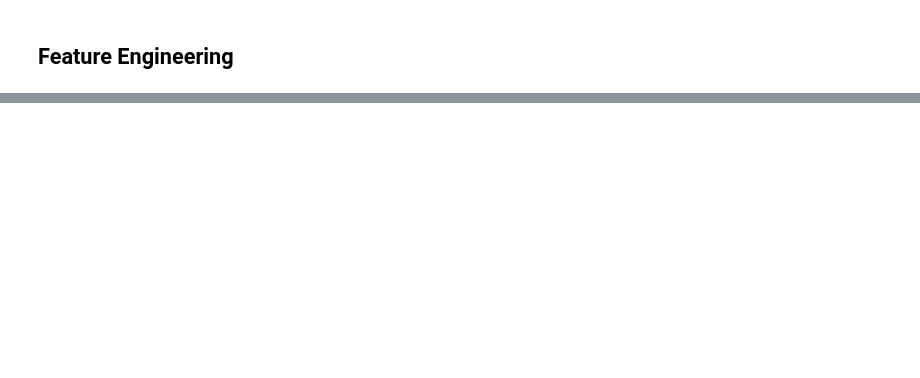
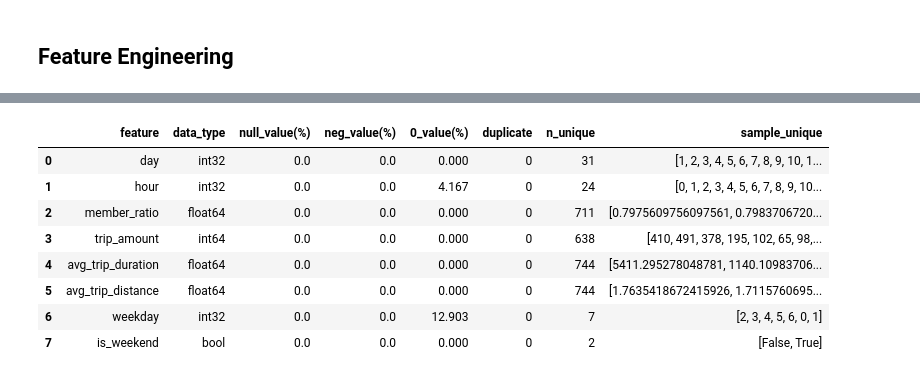
Before and after one commit to bicdev/tcc, a Jupyter notebook: notebooks/bike_demand_prediction.ipynb, the cells around one changed output, grey strips where cells are left out. Cells and saved outputs as stored; diff of their text form; code cells hidden in the pictures; blank space fills up the shorter version.

```diff
--- a/notebooks/bike_demand_prediction.ipynb
+++ b/notebooks/bike_demand_prediction.ipynb
@@ -367,0 +386,23 @@ interactive(children=(ToggleButtons(description='Plot Type:', icons=('',), optio
+# %%
+cleaning_steps = [
+    (step_handle_duplicates,  {}), # these are pure functions
+    (step_drop_unused,        {}),
+    (step_handle_missing,     {}),
+]
+cleaning_pipeline = CleaningPipeline(steps=cleaning_steps)
+# %%
+feature_steps = [
+    (features_timestamp,    {}),
+    (feature_trip_distance, {}),
+    #(feature_member_ratio, {}),
+    (aggregate_by_hour,     {}),
+    #(feature_trip_distance_vectorized, {}),
+    #(, {'feature_name':''}),
+]
+feature_pipeline = FeaturePipeline(steps=feature_steps)
+# %%
+experiment = Experiment(
+    data_used=provider.identifier,
+    features=feature_pipeline,
+    cleaning=cleaning_pipeline
+)
@@ -367,0 +414,2 @@ interactive(children=(ToggleButtons(description='Plot Type:', icons=('',), optio
+# %%
+df = experiment.run(df_base)
@@ -367,0 +437,12 @@ interactive(children=(ToggleButtons(description='Plot Type:', icons=('',), optio
+# %%
+feature_overview(df)
+# %% [output]
+|  | feature | data_type | null_value(%) | neg_value(%) | 0_value(%) | duplicate | n_unique | sample_unique |
+| 0 | day | int32 | 0.0 | 0.0 | 0.000 | 0 | 31 | [1, 2, 3, 4, 5, 6, 7, 8, 9, 10, 1... |
+| 1 | hour | int32 | 0.0 | 0.0 | 4.167 | 0 | 24 | [0, 1, 2, 3, 4, 5, 6, 7, 8, 9, 10... |
+| 2 | member_ratio | float64 | 0.0 | 0.0 | 0.000 | 0 | 711 | [0.7975609756097561, 0.7983706720... |
+| 3 | trip_amount | int64 | 0.0 | 0.0 | 0.000 | 0 | 638 | [410, 491, 378, 195, 102, 65, 98,... |
+| 4 | avg_trip_duration | float64 | 0.0 | 0.0 | 0.000 | 0 | 744 | [5411.295278048781, 1140.10983706... |
+| 5 | avg_trip_distance | float64 | 0.0 | 0.0 | 0.000 | 0 | 744 | [1.7635418672415926, 1.7115760695... |
+| 6 | weekday | int32 | 0.0 | 0.0 | 12.903 | 0 | 7 | [2, 3, 4, 5, 6, 0, 1] |
+| 7 | is_weekend | bool | 0.0 | 0.0 | 0.000 | 0 | 2 | [False, True] |
```
Also changed, not shown: parts of 99 cells of this notebook, 1 other file.
